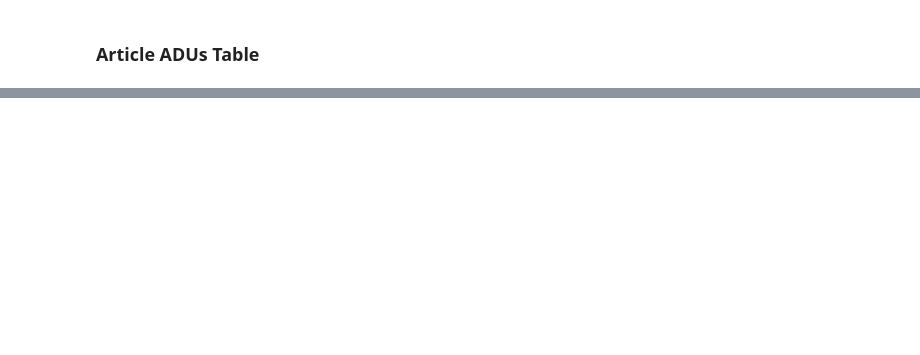
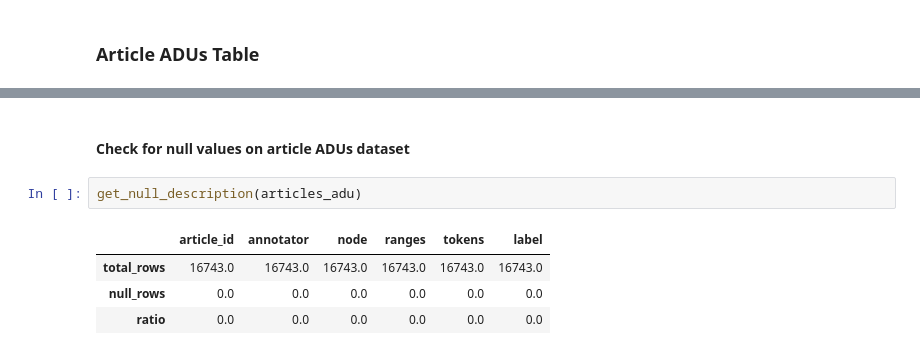
Before and after one commit to Telmooo/adu-classifier, a Jupyter notebook: src/analysis/analysis.ipynb, the cells around one changed output, grey strips where cells are left out. Drawn from its saved outputs; the diff is of its cells as text; blank space fills up the shorter version.

```diff
--- a/src/analysis/analysis.ipynb
+++ b/src/analysis/analysis.ipynb
@@ -43,0 +80,9 @@ dtype('O')
+# %% [markdown]
+#### Check for null values on article ADUs dataset
+# %%
+get_null_description(articles_adu)
+# %% [output]
+|  | article_id | annotator | node | ranges | tokens | label |
+| total_rows | 16743.0 | 16743.0 | 16743.0 | 16743.0 | 16743.0 | 16743.0 |
+| null_rows | 0.0 | 0.0 | 0.0 | 0.0 | 0.0 | 0.0 |
+| ratio | 0.0 | 0.0 | 0.0 | 0.0 | 0.0 | 0.0 |
```
Also changed, not shown: parts of 9 cells of this notebook, 2 other files.
